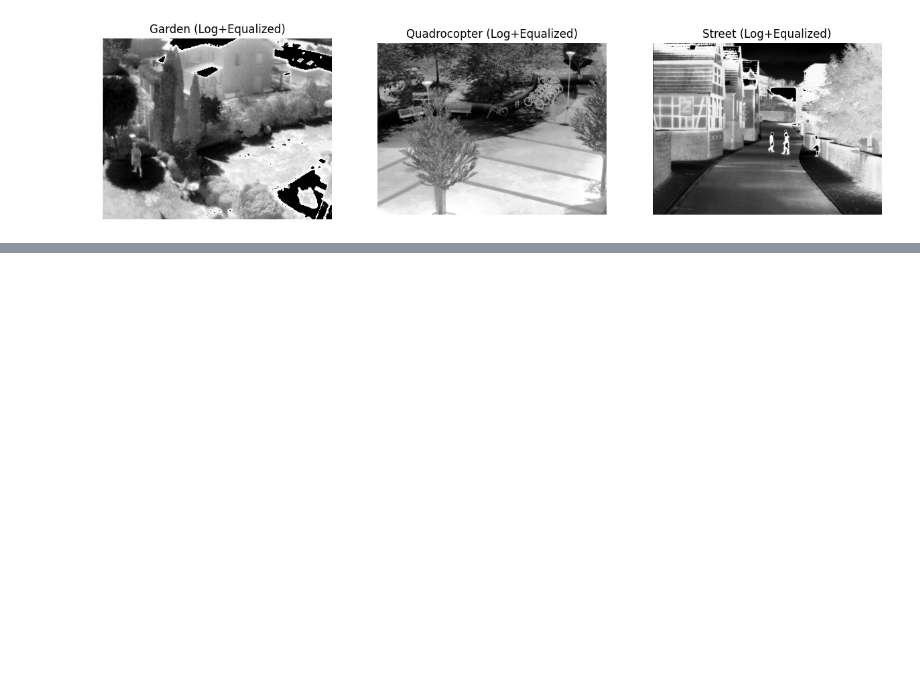
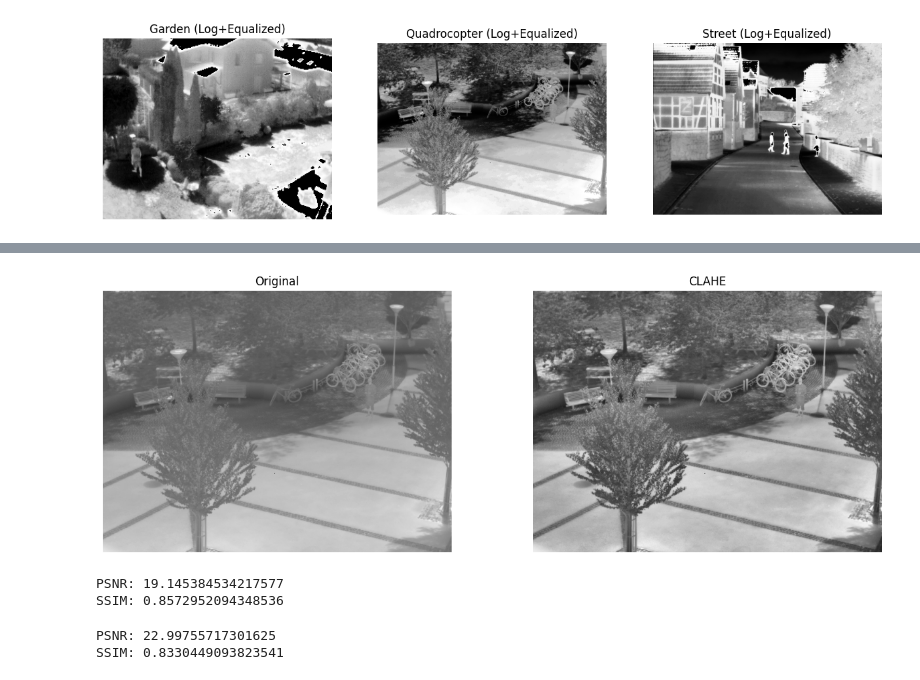
Before and after one commit to AugustoMacri/Thermal_Image_Enhancement, a Jupyter notebook: app.ipynb, the cells around one changed output, grey strips where cells are left out. Saved outputs shown, nothing was run; the diff lists cells and outputs as text; code cells hidden in the pictures; blank space fills up the shorter version.

```diff
--- a/app.ipynb
+++ b/app.ipynb
@@ -47,0 +62,26 @@ display_images(log_equalized_images, ['Garden (Log+Equalized)', 'Quadrocopter (L
+# %%
+clahe = cv2.createCLAHE(clipLimit=2.0, tileGridSize=(8,8))
+clahe_img = clahe.apply(images[1])
+display_images([images[1], clahe_img], ['Original', 'CLAHE'])
+# %% [output]
+[figure, added]
+# %%
+from skimage.metrics import peak_signal_noise_ratio, structural_similarity
+
+original = images[1]
+processed = matched_images[1]
+
+print("PSNR:", peak_signal_noise_ratio(original, processed))
+print("SSIM:", structural_similarity(original, processed))
+# %% [output]
+PSNR: 19.145384534217577
+SSIM: 0.8572952094348536
+# %%
+original = images[1]
+processed = clahe_img
+
+print("PSNR:", peak_signal_noise_ratio(original, processed))
+print("SSIM:", structural_similarity(original, processed))
+# %% [output]
+PSNR: 22.99755717301625
+SSIM: 0.8330449093823541
```
Also changed, not shown: parts of 2 cells of this notebook, 1 other file.
